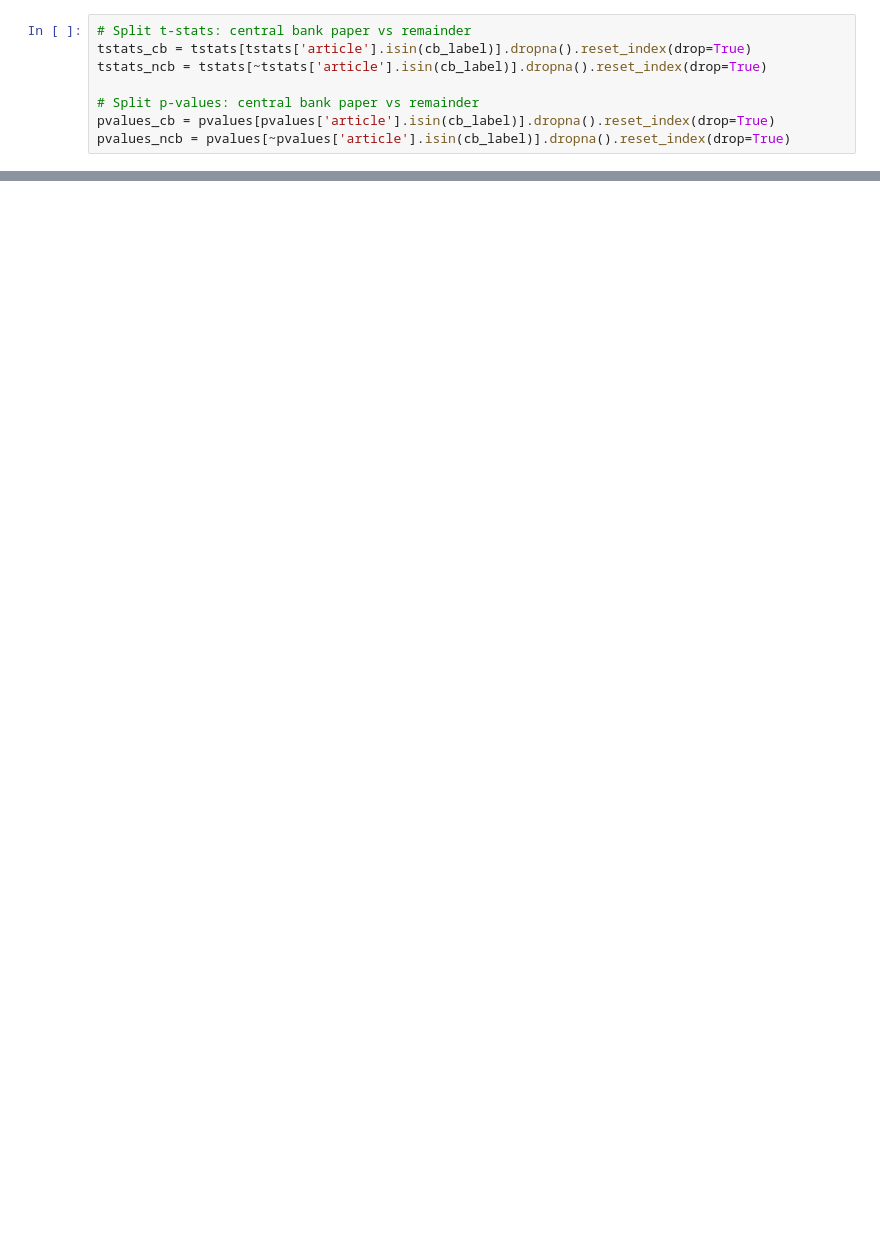
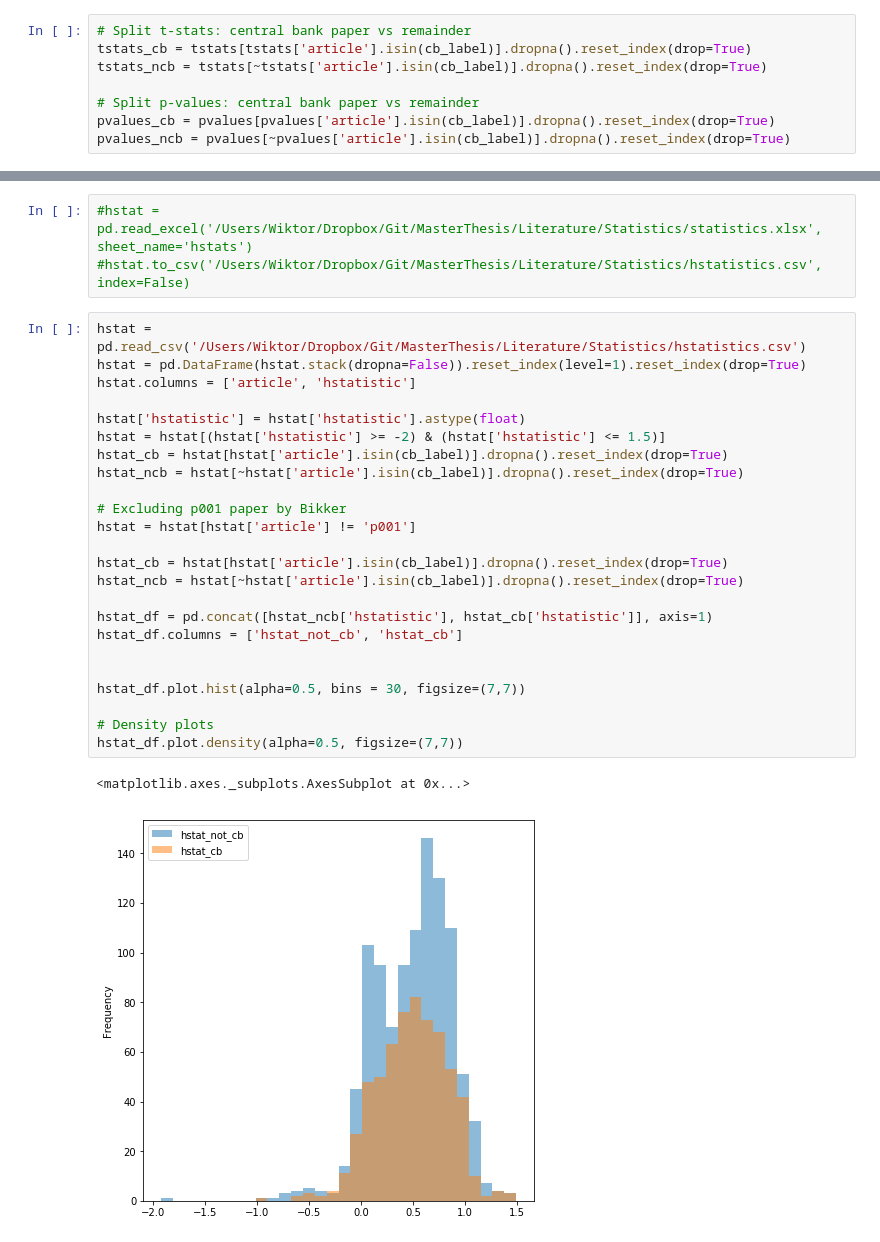
Before and after one commit to ln-P/MasterThesis, a Jupyter notebook: Analysis/Statistics_Analysis.ipynb, the cells around one changed output, grey strips where cells are left out. Drawn from its saved outputs; the diff is of its cells as text; blank space fills up the shorter version.

```diff
--- a/Analysis/Statistics_Analysis.ipynb
+++ b/Analysis/Statistics_Analysis.ipynb
@@ -97,0 +105,30 @@ Ks_2sampResult(statistic=0.8073796122576611, pvalue=0.0)
+# %%
+#hstat = pd.read_excel('/Users/Wiktor/Dropbox/Git/MasterThesis/Literature/Statistics/statistics.xlsx', sheet_name='hstats')
+#hstat.to_csv('/Users/Wiktor/Dropbox/Git/MasterThesis/Literature/Statistics/hstatistics.csv', index=False)
+# %%
+hstat = pd.read_csv('/Users/Wiktor/Dropbox/Git/MasterThesis/Literature/Statistics/hstatistics.csv')
+hstat = pd.DataFrame(hstat.stack(dropna=False)).reset_index(level=1).reset_index(drop=True)
+hstat.columns = ['article', 'hstatistic']
+
+hstat['hstatistic'] = hstat['hstatistic'].astype(float)
+hstat = hstat[(hstat['hstatistic'] >= -2) & (hstat['hstatistic'] <= 1.5)]
+hstat_cb = hstat[hstat['article'].isin(cb_label)].dropna().reset_index(drop=True)
+hstat_ncb = hstat[~hstat['article'].isin(cb_label)].dropna().reset_index(drop=True)
+
+# Excluding p001 paper by Bikker
+hstat = hstat[hstat['article'] != 'p001']
+
+hstat_cb = hstat[hstat['article'].isin(cb_label)].dropna().reset_index(drop=True)
+hstat_ncb = hstat[~hstat['article'].isin(cb_label)].dropna().reset_index(drop=True)
+
+hstat_df = pd.concat([hstat_ncb['hstatistic'], hstat_cb['hstatistic']], axis=1)
+hstat_df.columns = ['hstat_not_cb', 'hstat_cb']
+
+
+hstat_df.plot.hist(alpha=0.5, bins = 30, figsize=(7,7))
+
+# Density plots
+hstat_df.plot.density(alpha=0.5, figsize=(7,7))
+# %% [output]
+<matplotlib.axes._subplots.AxesSubplot at 0x...>
+[figure, added]
```
Also changed, not shown: parts of 11 cells of this notebook.
